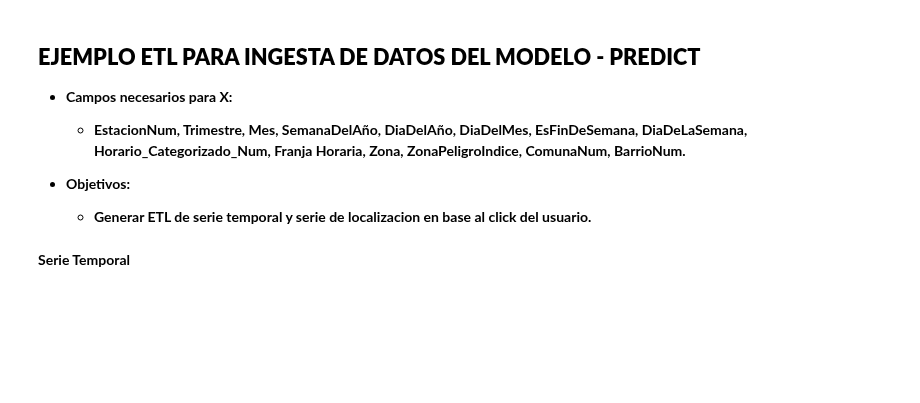
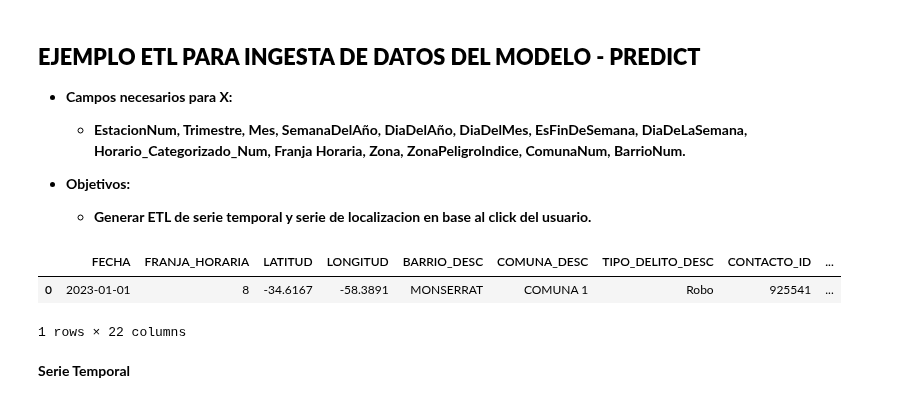
Before and after one commit to NicolasCH24/CrimeApp, a Jupyter notebook: Notebooks/AppCrime/Mapa/streamlit_map.ipynb, the cells around one changed output. Saved outputs shown, nothing was run; the diff lists cells and outputs as text; code cells hidden in the pictures; blank space fills up the shorter version.

```diff
--- a/Notebooks/AppCrime/Mapa/streamlit_map.ipynb
+++ b/Notebooks/AppCrime/Mapa/streamlit_map.ipynb
@@ -694,6 +695,12 @@ respuesta['output']
     <!-- - **Realizar un gráfico de Iíndice de peligro y general el índice actual de ese usuario para tal zona.** -->
 # %%
 df_unique = df.head(1)
+# %%
+df_unique
+# %% [output]
+|  | FECHA | FRANJA_HORARIA | LATITUD | LONGITUD | BARRIO_DESC | COMUNA_DESC | TIPO_DELITO_DESC | CONTACTO_ID | ... |
+| 0 | 2023-01-01 | 8 | -34.6167 | -58.3891 | MONSERRAT | COMUNA 1 | Robo | 925541 | ... |
+1 rows × 22 columns
 # %% [markdown]
 **Serie Temporal**
 # %%
```
Also changed, not shown: parts of 6 cells of this notebook.
